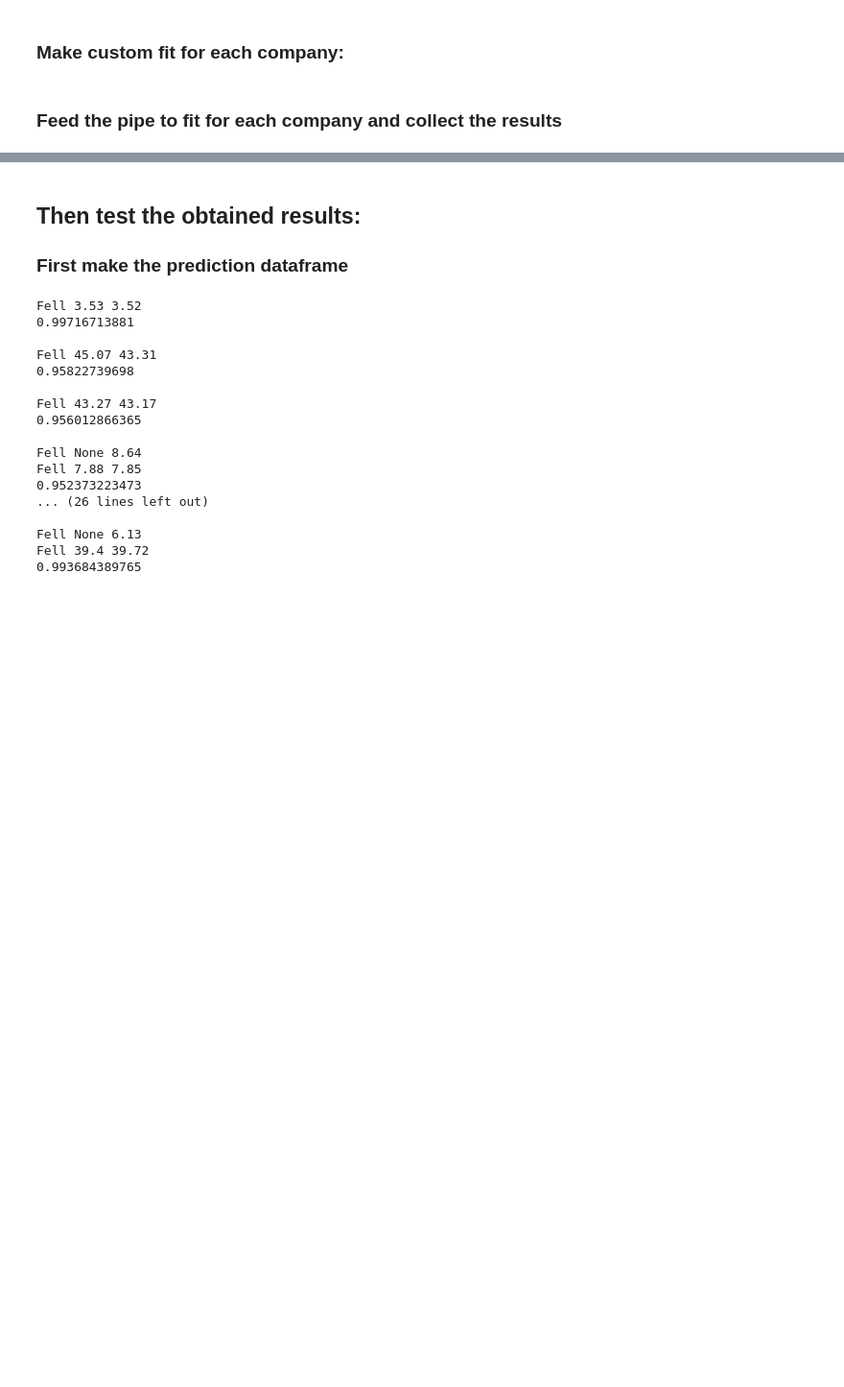
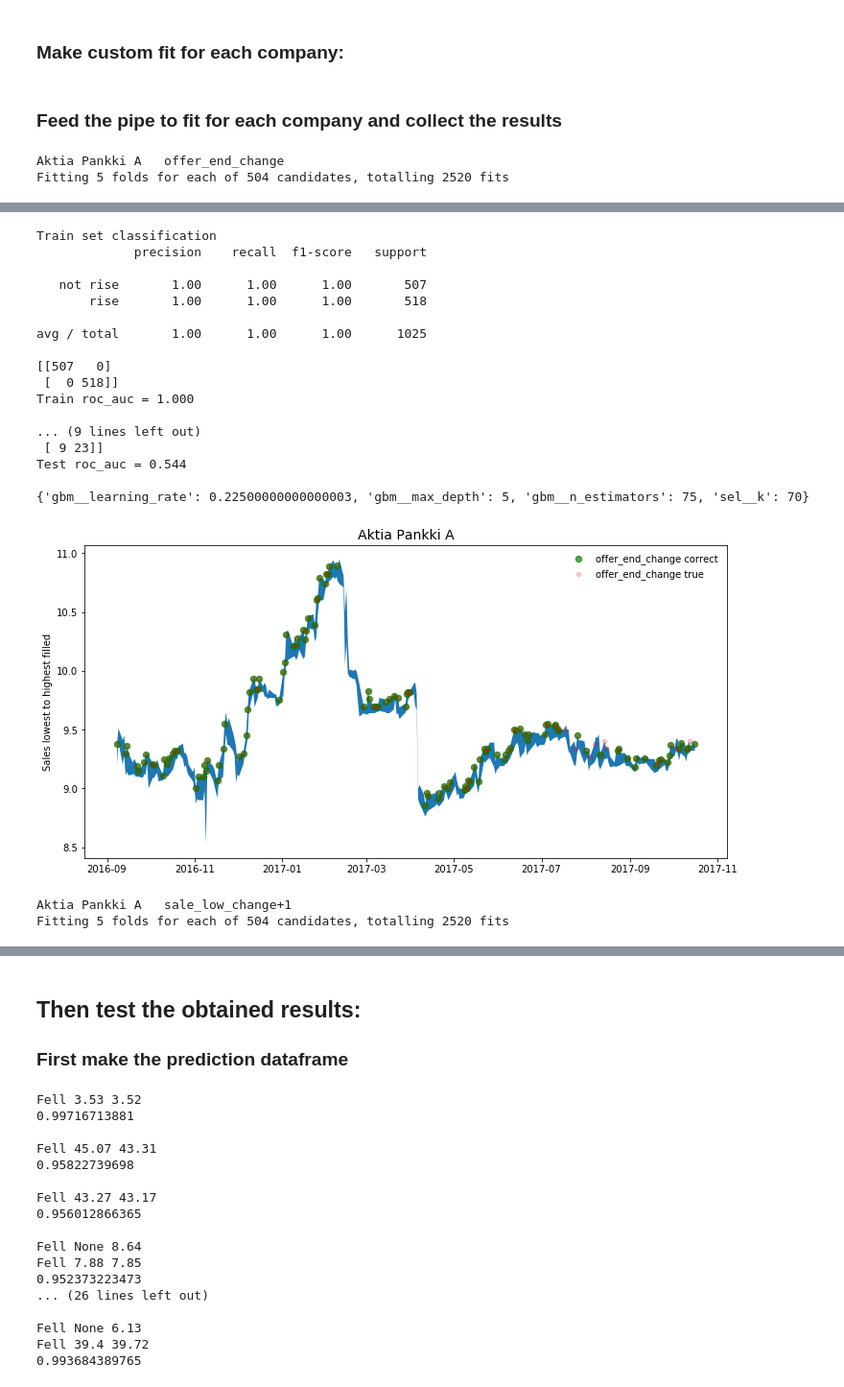
Before and after one commit to TopiKo/FinStk2, a Jupyter notebook: learn_stock.ipynb, the cells around one changed output, grey strips where cells are left out. Shown at 96% size. Saved outputs shown, nothing was run; the diff lists cells and outputs as text; code cells hidden in the pictures; blank space fills up the shorter version.

```diff
--- a/learn_stock.ipynb
+++ b/learn_stock.ipynb
@@ -110,8 +110,8 @@ pipe_gbm = Pipeline([('pol', PolynomialFeatures(degree = 2, interaction_only = T
                      ('sel', SelectKBest()),
                      ('gbm', GradientBoostingClassifier())])
 
-params_gbm = [{'sel__k': np.arange(40,100,10),
-               'gbm__learning_rate': np.linspace(.05,.4, 7),
+params_gbm = [{'sel__k': np.arange(20,50,10),
+               'gbm__learning_rate': np.linspace(.05,.4, 8),
                'gbm__max_depth': [3,5],
                'gbm__n_estimators': np.arange(50, 200, 25) }]
 
@@ -242,5 +242,8 @@ def fit_and_report(companies, key = 'rf', ntest = 100, show = False):
                 np.save('opm_params_{}'.format(key), results_dict)
     return results_dict
 # %%
-method_key = 'rf'
-results_dict = fit_and_report(companies, method_key, ntest = 50, show = True)
+method_key = 'gbm'
+results_dict = fit_and_report(companies, method_key, ntest = 70, show = True)
+# %% [output]
+Aktia Pankki A   offer_end_change
+Fitting 5 folds for each of 504 candidates, totalling 2520 fits
@@ -246,0 +258,20 @@ results_dict = fit_and_report(companies, method_key, ntest = 50, show = True)
+Train set classification
+             precision    recall  f1-score   support
+
+   not rise       1.00      1.00      1.00       507
+       rise       1.00      1.00      1.00       518
+
+avg / total       1.00      1.00      1.00      1025
+
+[[507   0]
+ [  0 518]]
+Train roc_auc = 1.000
+
+... (9 lines left out)
+ [ 9 23]]
+Test roc_auc = 0.544
+
+{'gbm__learning_rate': 0.22500000000000003, 'gbm__max_depth': 5, 'gbm__n_estimators': 75, 'sel__k': 70}
+[figure, added]
+Aktia Pankki A   sale_low_change+1
+Fitting 5 folds for each of 504 candidates, totalling 2520 fits
```
Also changed, not shown: parts of 1 cell of this notebook, 1 other file.
